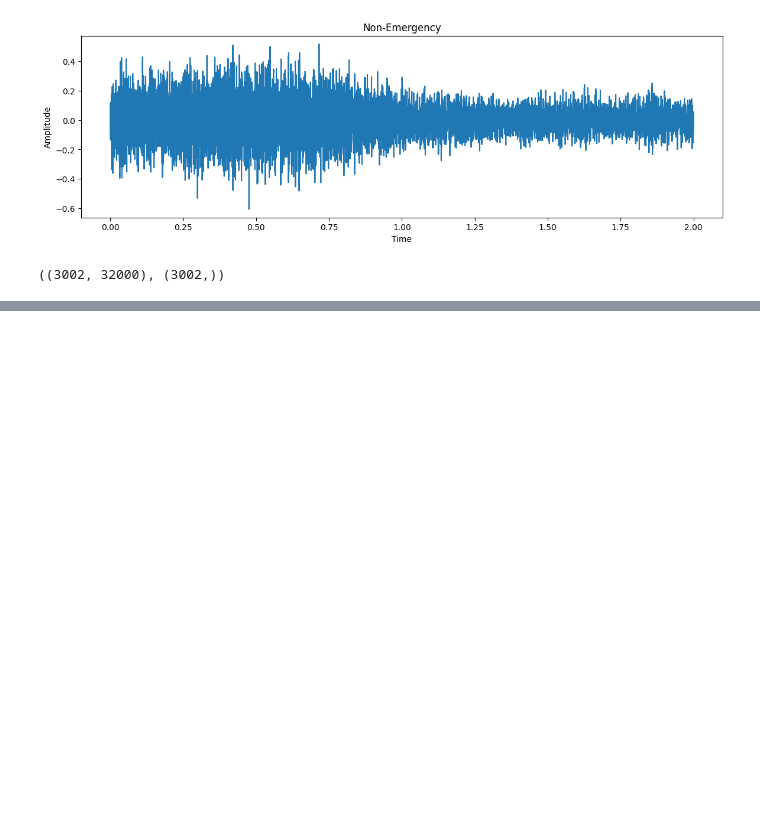
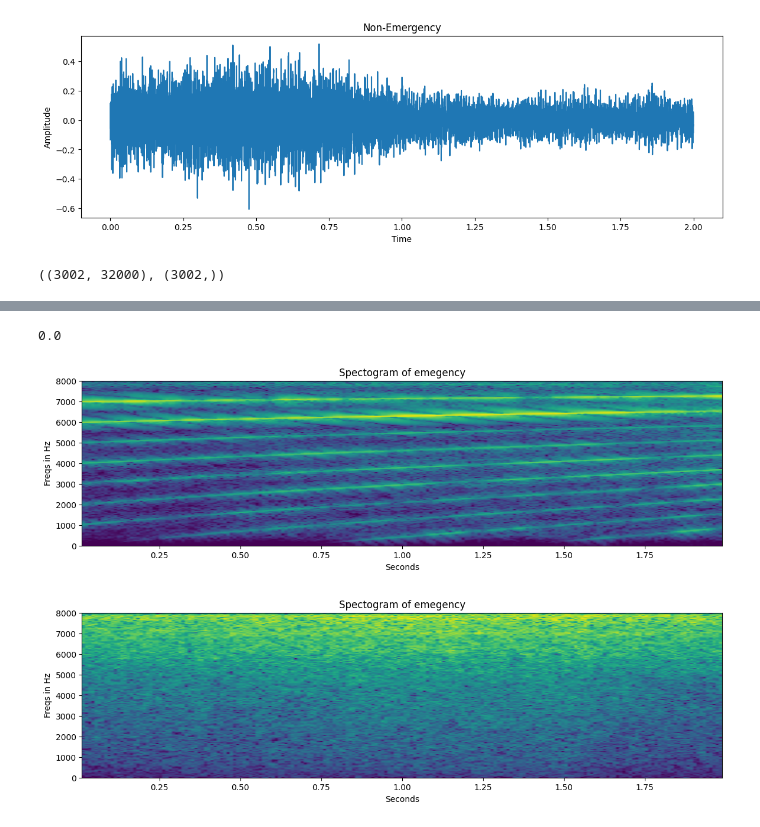
Before and after one commit to jdgallegoq/emergency-audio-clf, a Jupyter notebook: notebooks/emergency-vs-non-emegency.ipynb, the cells around one changed output, grey strips where cells are left out. Drawn from its saved outputs; the diff is of its cells as text; code cells hidden in the pictures; blank space fills up the shorter version.

```diff
--- a/notebooks/emergency-vs-non-emegency.ipynb
+++ b/notebooks/emergency-vs-non-emegency.ipynb
@@ -211,0 +234,41 @@ TypeError: 'History' object is not subscriptable
+# %%
+def log_specgram(audio, sample_rate, eps=1e-10):
+    nperseg = 320
+    noverlap = 160
+
+    freqs, times, spec = scipy.signal.spectrogram(
+        audio,
+        fs=sample_rate,
+        nperseg=nperseg,
+        noverlap=noverlap
+    )
+    return freqs, times, np.log(spec.T.astype(np.float32)+eps)
+# %%
+def plot_specgram(specgram, label):
+    fig = plt.figure(figsize=(14, 8))
+    ax = fig.add_subplot(211)
+    ax.imshow(
+        specgram.T,
+        aspect='auto',
+        extent=[
+            times.min(),
+            times.max(),
+            freqs.min(),
+            freqs.max()
+        ]
+    )
+    ax.set_title('Spectogram of ' + label)
+    ax.set_ylabel('Freqs in Hz')
+    ax.set_xlabel('Seconds')
+# %%
+emergency[300]
+# %% [output]
+0.0
+# %%
+freqs, times, specgram = log_specgram(emergency_pp[300], sample_rate)
+plot_specgram(specgram, label='emegency')
+freqs, times, specgram = log_specgram(non_emergency_pp[300], sample_rate)
+plot_specgram(specgram, label='emegency')
+# %% [output]
+[figure, added]
+[figure, added]
```
Also changed, not shown: parts of 5 cells of this notebook.
